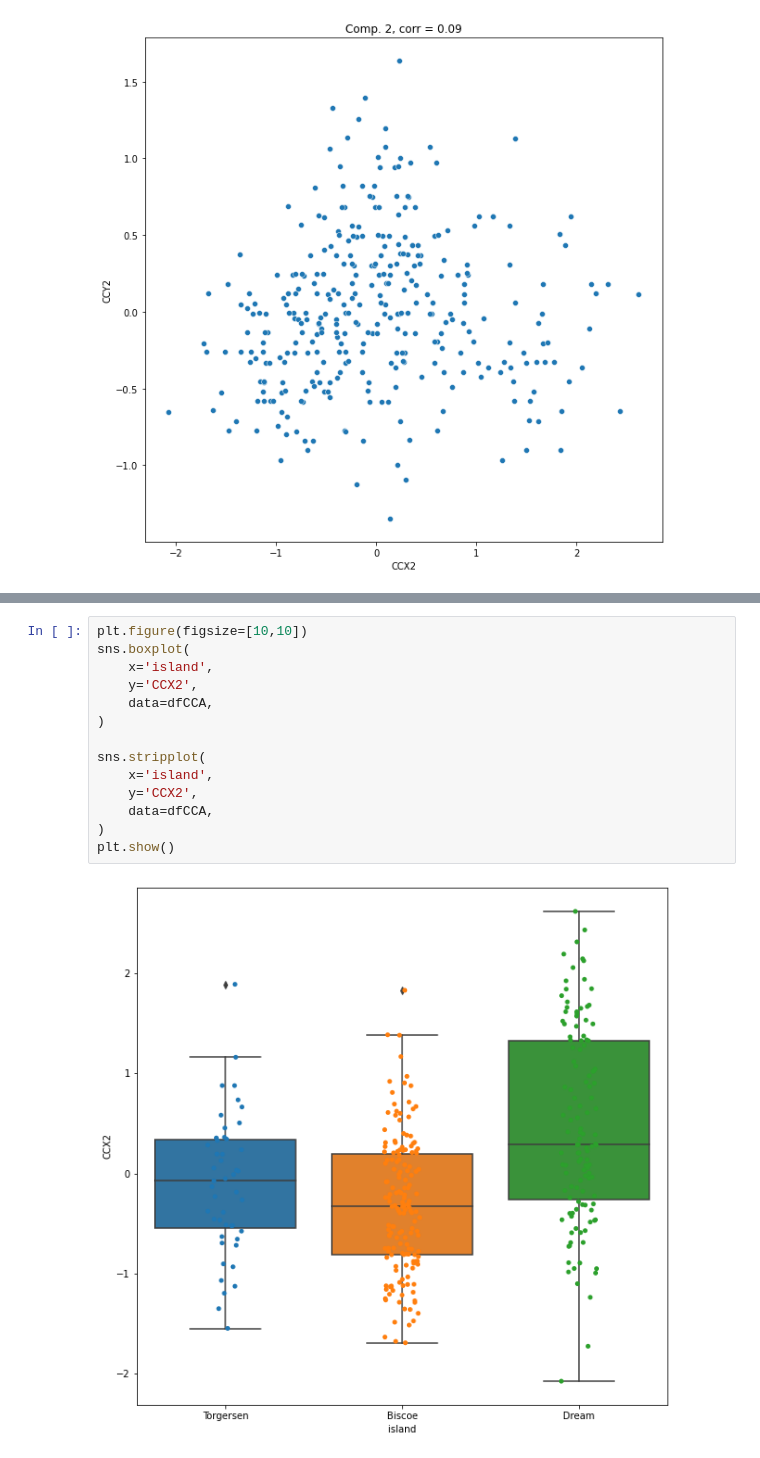
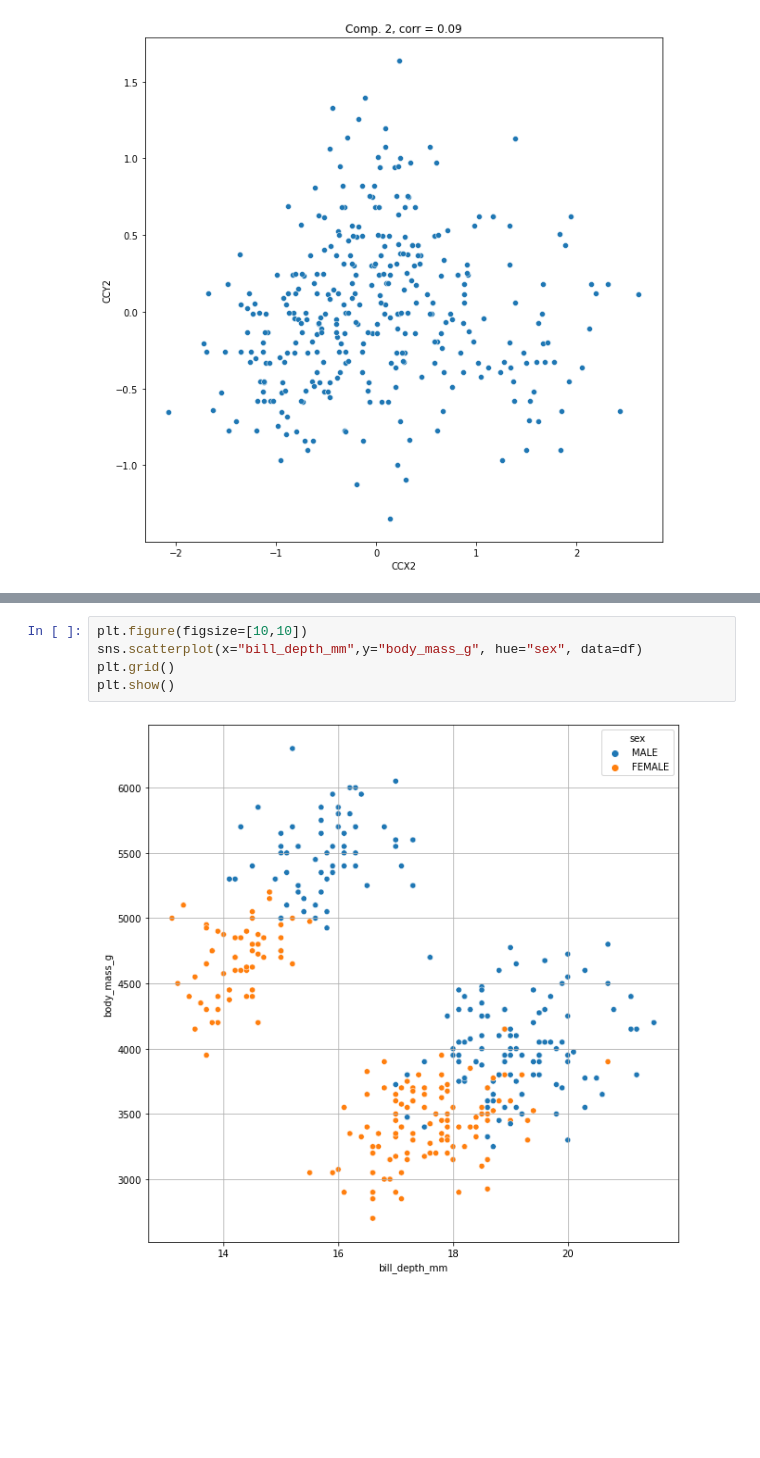
Before and after one commit to solothinker/CCA, a Jupyter notebook: CCA_example2.ipynb, the cells around one changed output, grey strips where cells are left out. Drawn from its saved outputs; the diff is of its cells as text; blank space fills up the shorter version.

```diff
--- a/CCA_example2.ipynb
+++ b/CCA_example2.ipynb
@@ -225,16 +304,7 @@ plt.show()
 # %%
 plt.figure(figsize=[10,10])
-sns.boxplot(
-    x='island',
-    y='CCX2',
-    data=dfCCA,
-)
-
-sns.stripplot(
-    x='island',
-    y='CCX2',
-    data=dfCCA,
-)
+sns.scatterplot(x="bill_depth_mm",y="body_mass_g", hue="sex", data=df)
+plt.grid()
 plt.show()
 # %% [output]
-[figure, old version]
+[figure, new version]
```
Also changed, not shown: parts of 25 cells of this notebook.
